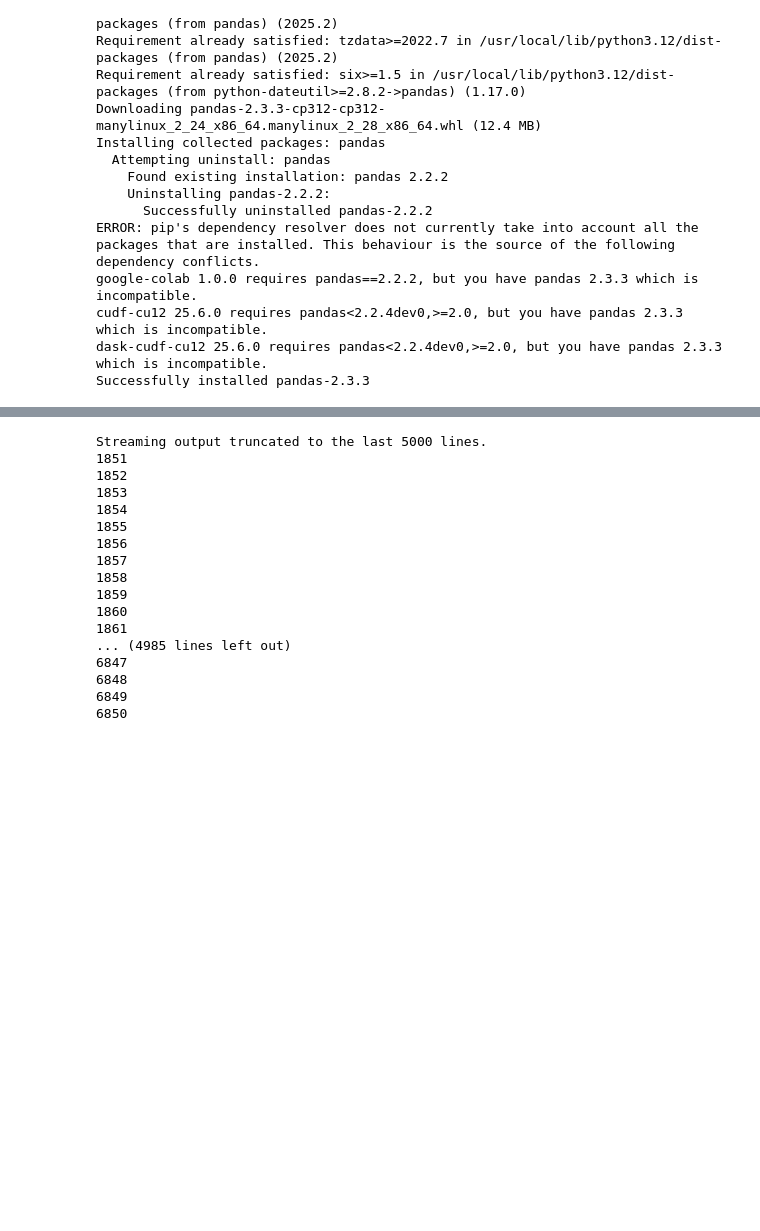
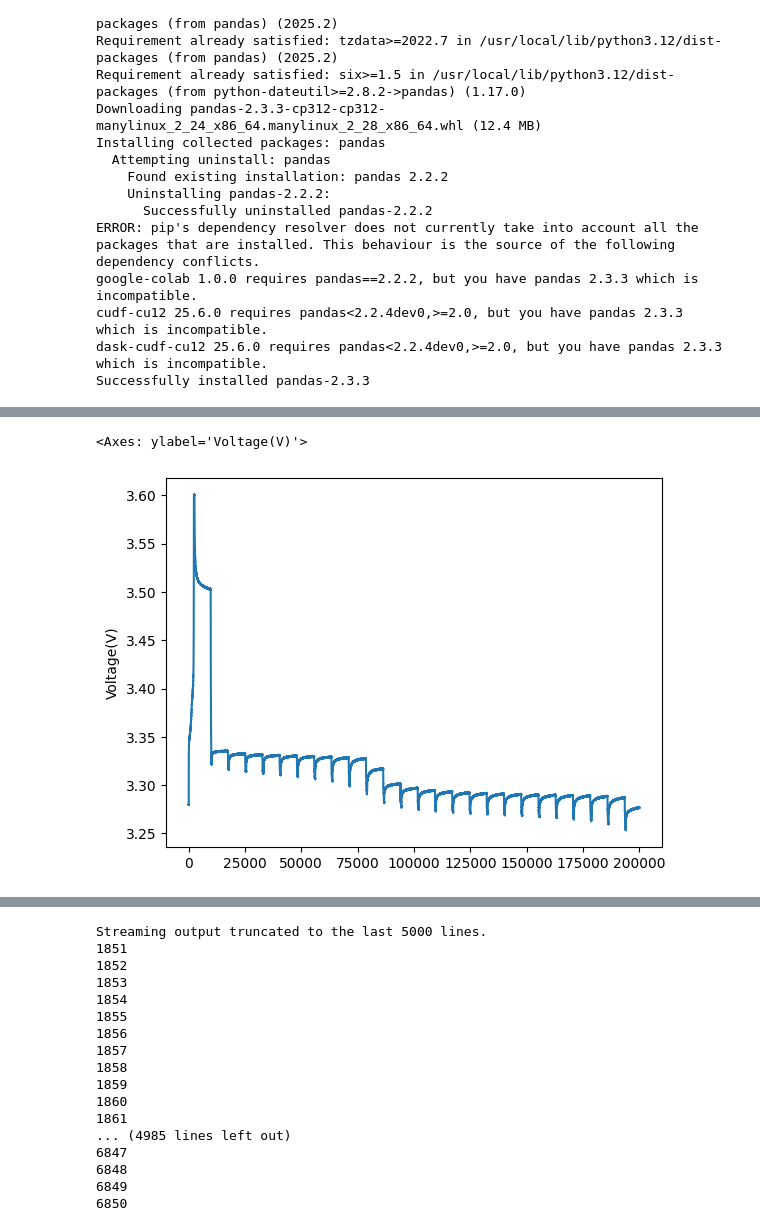
Before and after one commit to rhqrhq/Adversarial_Examples_Papers, a Jupyter notebook: pTRpred.ipynb, the cells around one changed output, grey strips where cells are left out. Cells and saved outputs as stored; diff of their text form; code cells hidden in the pictures; blank space fills up the shorter version.

```diff
--- a/pTRpred.ipynb
+++ b/pTRpred.ipynb
@@ -1259,3 +1259,5 @@ def plot_detection_overlay(
         fig.savefig(save_path, dpi=dpi, bbox_inches="tight")
 
     return fig, ax1, ax2
+# %%
+df1 = pd.read_excel("20241015_YX07_GITT_35Deg_Channel_1.1.xlsx", sheet_name= 'Channel_1_1')
@@ -1261,0 +1277,5 @@ def plot_detection_overlay(
+# %%
+sns.lineplot(df1.iloc[:200000,:]["Voltage(V)"])
+# %% [output]
+<Axes: ylabel='Voltage(V)'>
+[figure, added]
```
Also changed, not shown: parts of 12 cells of this notebook.
